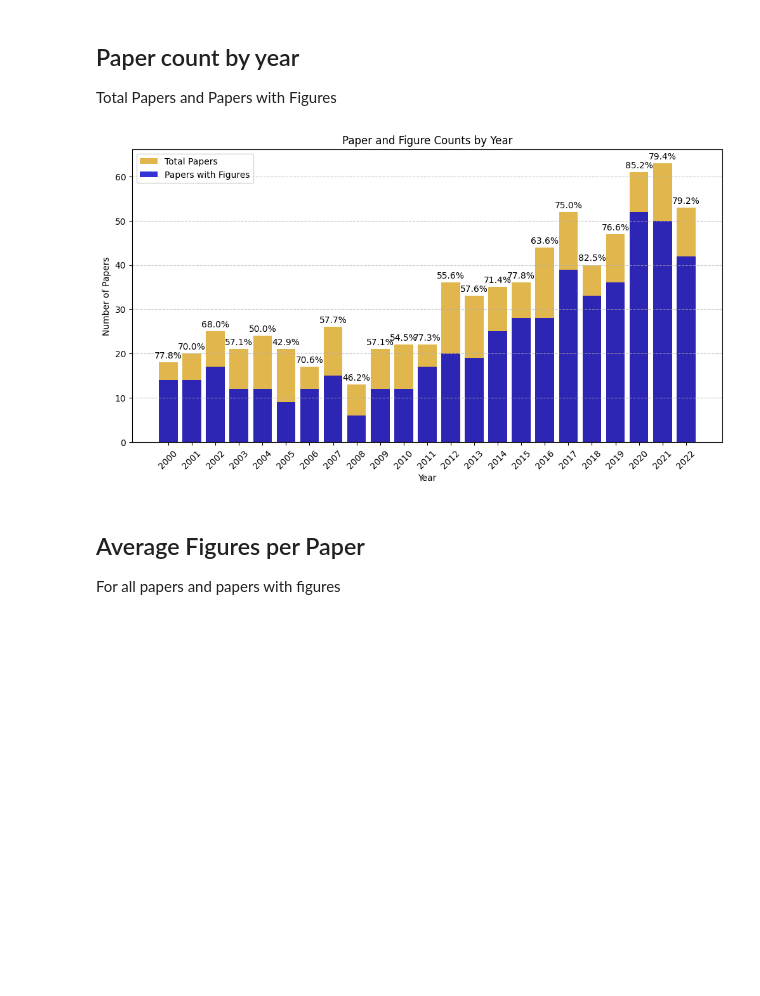
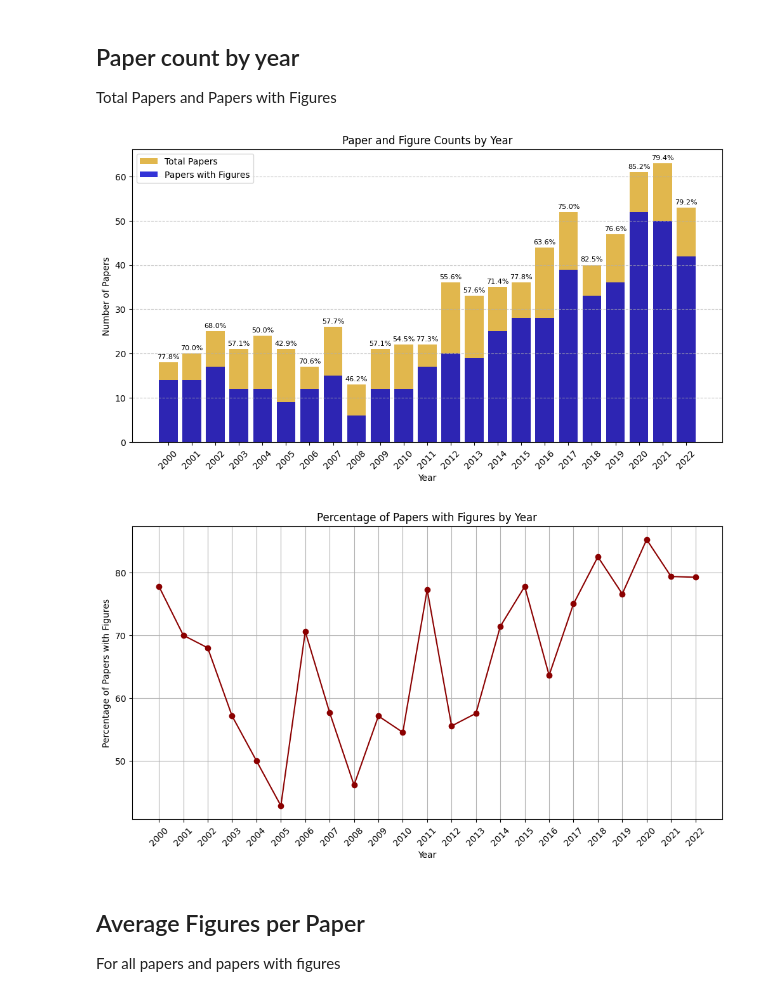
Before and after one commit to polyg314/figure_averaging, a Jupyter notebook: notebooks/data_exploration.ipynb, the cells around one changed output. Cells and saved outputs as stored; diff of their text form; code cells hidden in the pictures; blank space fills up the shorter version.

Commit message:
data exploration completed

```diff
--- a/notebooks/data_exploration.ipynb
+++ b/notebooks/data_exploration.ipynb
@@ -6,6 +10,9 @@ import matplotlib.pyplot as plt
 ## Paper count by year
 Total Papers and Papers with Figures
 # %%
+base_directory = '../papers_by_year'
+excel_directory = '../cropped_and_labeled_image_data'
+
 def count_papers_and_figures(base_directory, excel_directory):
     paper_counts = {}
     paper_with_figures_counts = {}
@@ -66,18 +73,41 @@ def plot_paper_counts(paper_counts, paper_with_figures_counts):
     # Display the plot
     plt.show()
 
-
-# Define base directories
-base_directory = '../papers_by_year'
-excel_directory = '../cropped_and_labeled_image_data'
-
 # Retrieve data
 paper_counts, paper_with_figures_counts = count_papers_and_figures(base_directory, excel_directory)
 
 # Plot the data
 plot_paper_counts(paper_counts, paper_with_figures_counts)
 # %% [output]
-[figure, old version]
+[figure, new version]
+# %%
+def plot_percentage_of_papers_with_figures(paper_counts, paper_with_figures_counts):
+    years = list(paper_counts.keys())
+    total_counts = list(paper_counts.values())
+    figures_counts = list(paper_with_figures_counts.values())
+
+    # Calculate percentages
+    percentages = [(figures / total * 100) if total > 0 else 0 for total, figures in zip(total_counts, figures_counts)]
+
+    # Creating the line plot
+    plt.figure(figsize=(12, 6))
+    plt.plot(years, percentages, marker='o', linestyle='-', color='darkred')
+
+    # Add titles and labels
+    plt.title('Percentage of Papers with Figures by Year')
+    plt.xlabel('Year')
+    plt.ylabel('Percentage of Papers with Figures')
+
+    # Grid and x-tick rotation for better readability
+    plt.grid(True)
+    plt.xticks(rotation=45)
+
+    # Display the plot
+    plt.show()
+
+plot_percentage_of_papers_with_figures(paper_counts, paper_with_figures_counts)
+# %% [output]
+[figure, added]
 # %% [markdown]
 ## Average Figures per Paper
 For all papers and papers with figures
```
Also changed, not shown: parts of 13 cells of this notebook.
